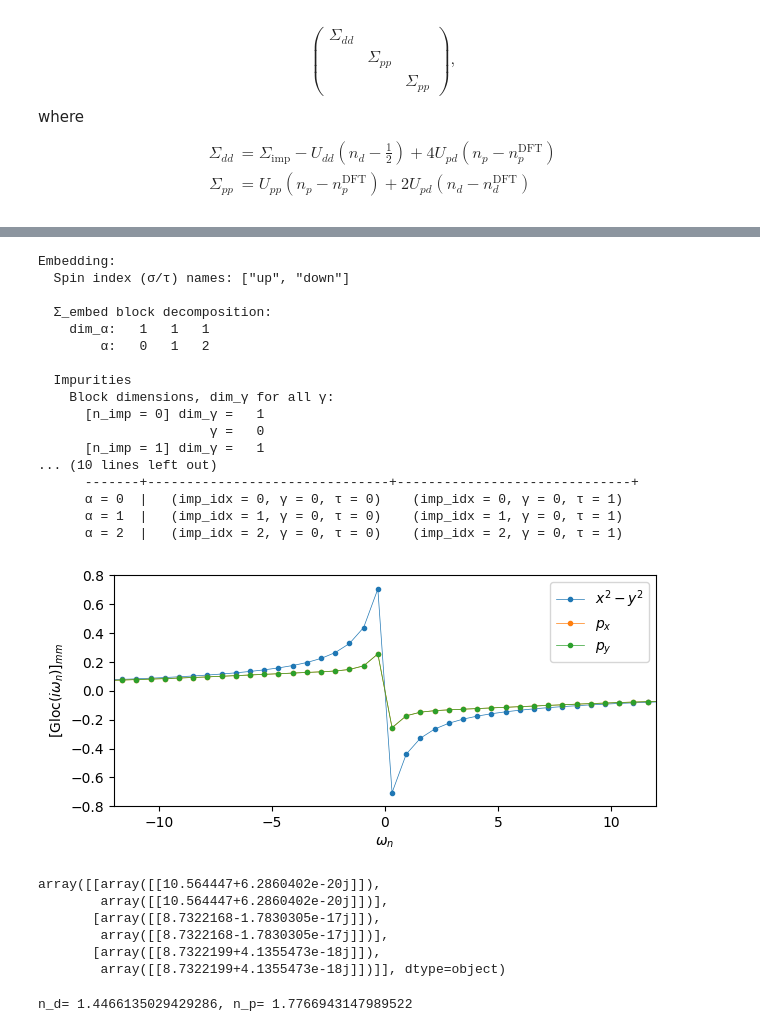
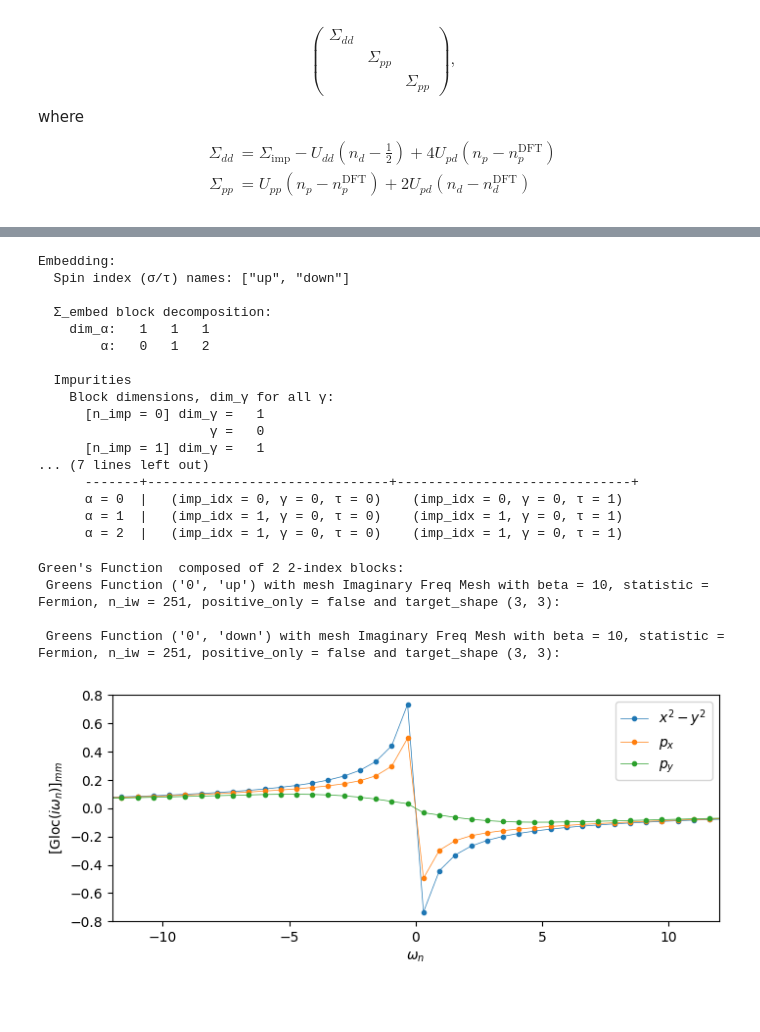
Before and after one commit to harrisonlabollita/TRIQS-tutorials, a Jupyter notebook: ModEST-DMFT/old/05s-lco-three-band.ipynb, the cells around one changed output, grey strips where cells are left out. Cells and saved outputs as stored; diff of their text form; code cells hidden in the pictures; blank space fills up the shorter version.

```diff
--- a/ModEST-DMFT/old/05s-lco-three-band.ipynb
+++ b/ModEST-DMFT/old/05s-lco-three-band.ipynb
@@ -25,20 +64,7 @@ $$ \begin{pmatrix} \Sigma_{dd} & &\\ & \Sigma_{pp} & \\ & & \Sigma_{pp} \end{pma
 where $$ \begin{align} \Sigma_{dd} &= \Sigma_{\mathrm{imp}} - U_{dd}(n_{d} - \frac{1}{2}) + 4U_{pd}(n_{p} - n_{p}^{\mathrm{DFT}})\\
 \Sigma_{pp} &= U_{pp}(n_{p}-n_{p}^{\mathrm{DFT}}) + 2U_{pd}(n_{d}-n_{d}^{\mathrm{DFT}}) \end{align}$$
 # %%
-import triqs_modest as modest
-from triqs.gf import MeshImFreq
-
-target_density = 5.0
-shells = [modest.AtomicShellT(dim=1, l=2, dft_idx=0, cls_idx=0),
-          modest.AtomicShellT(dim=1, l=2, dft_idx=0, cls_idx=1),
-          modest.AtomicShellT(dim=1, l=2, dft_idx=0, cls_idx=2)]
-
-obe = modest.one_body_elements_from_wannier90('./emery/lco', "NonPolarized", shells)
+import bzsummation as modest
+target_density, obe = modest.one_body_elements_from_dft_converter('emery/lco_mod.h5')
 print(obe)
-
-
-beta = 10.0 # inverse temperature
-mesh = MeshImFreq(beta, S='Fermion', n_iw=251) # Matsubara mesh
-
-mu = modest.find_chemical_potential(target_density, obe, mesh, modest.BzIntOptions(), verbosity=True)
 # %% [output]
@@ -84,8 +103,8 @@ Embedding:
       [n_imp = 0] dim_γ =   1
                       γ =   0
       [n_imp = 1] dim_γ =   1
-... (10 lines left out)
+... (7 lines left out)
       -------+-------------------------------+------------------------------+
       α = 0  |   (imp_idx = 0, γ = 0, τ = 0)    (imp_idx = 0, γ = 0, τ = 1)
       α = 1  |   (imp_idx = 1, γ = 0, τ = 0)    (imp_idx = 1, γ = 0, τ = 1)
-      α = 2  |   (imp_idx = 2, γ = 0, τ = 0)    (imp_idx = 2, γ = 0, τ = 1)
+      α = 2  |   (imp_idx = 1, γ = 0, τ = 0)    (imp_idx = 1, γ = 0, τ = 1)
@@ -92,24 +113,26 @@ Embedding:
 # %%
-gloc_C = modest.gloc(mesh, obe, mu, modest.BzIntOptions())
+from triqs.gf import MeshImFreq
+
+beta = 10.0 # inverse temperature
+mesh = MeshImFreq(beta, S='Fermion', n_iw=251) # Matsubara mesh
+
+mu = modest.find_chemical_potential(target_density, obe, beta, verbosity=True)
+
+gloc_C = modest.gloc(mesh, obe, mu)
+print(gloc_C)
+# %% [output]
+Green's Function  composed of 2 2-index blocks:
+ Greens Function ('0', 'up') with mesh Imaginary Freq Mesh with beta = 10, statistic = Fermion, n_iw = 251, positive_only = false and target_shape (3, 3):
+
+ Greens Function ('0', 'down') with mesh Imaginary Freq Mesh with beta = 10, statistic = Fermion, n_iw = 251, positive_only = false and target_shape (3, 3):
 # %%
 from triqs.plot.mpl_interface import oplot
-
-fig, ax = plt.subplots(figsize=(7,3))
+fig, ax = plt.subplots(figsize=(8,3))
 ax.oplot(gloc_C['0', 'up'][0,0].imag, 'o-', ms=3, lw=0.5, label=r'$x^{2}-y^{2}$')
 ax.oplot(gloc_C['0', 'up'][1,1].imag, 'o-', ms=3, lw=0.5, label=r'$p_{x}$')
 ax.oplot(gloc_C['0', 'up'][2,2].imag, 'o-', ms=3, lw=0.5, label=r'$p_{y}$')
 ax.set_ylabel(r'[Gloc($i\omega_{n}$)]$_{mm}$')
 ax.set_xlim(-12, 12); ax.set_ylim(-0.8, 0.8)
 plt.show()
 # %% [output]
-[figure, old version]
+[figure, new version]
-# %%
-hloc0 = modest.impurity_levels(obe)
-hloc0
-# %% [output]
-array([[array([[10.564447+6.2860402e-20j]]),
-        array([[10.564447+6.2860402e-20j]])],
-       [array([[8.7322168-1.7830305e-17j]]),
-        array([[8.7322168-1.7830305e-17j]])],
-       [array([[8.7322199+4.1355473e-18j]]),
-        array([[8.7322199+4.1355473e-18j]])]], dtype=object)
@@ -118,6 +138,0 @@ Gloc = E.extract(gloc_C)
-# %%
-n_d = n_d_lda = Gloc[0].total_density().real
-n_p = n_p_lda= Gloc[1].total_density().real
-print(f"n_d= {n_d_lda}, n_p= {n_p_lda}")
-# %% [output]
-n_d= 1.4466135029429286, n_p= 1.7766943147989522
```
Also changed, not shown: parts of 8 cells of this notebook, 11 other files.
